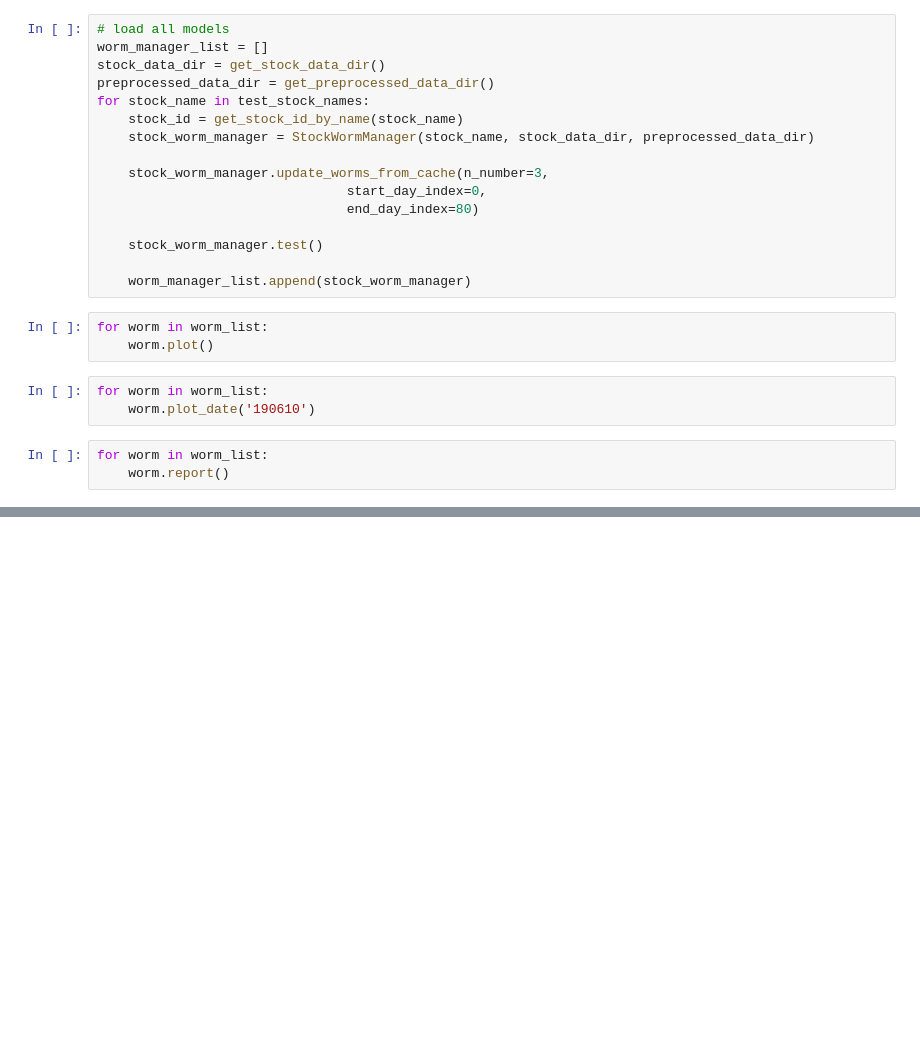
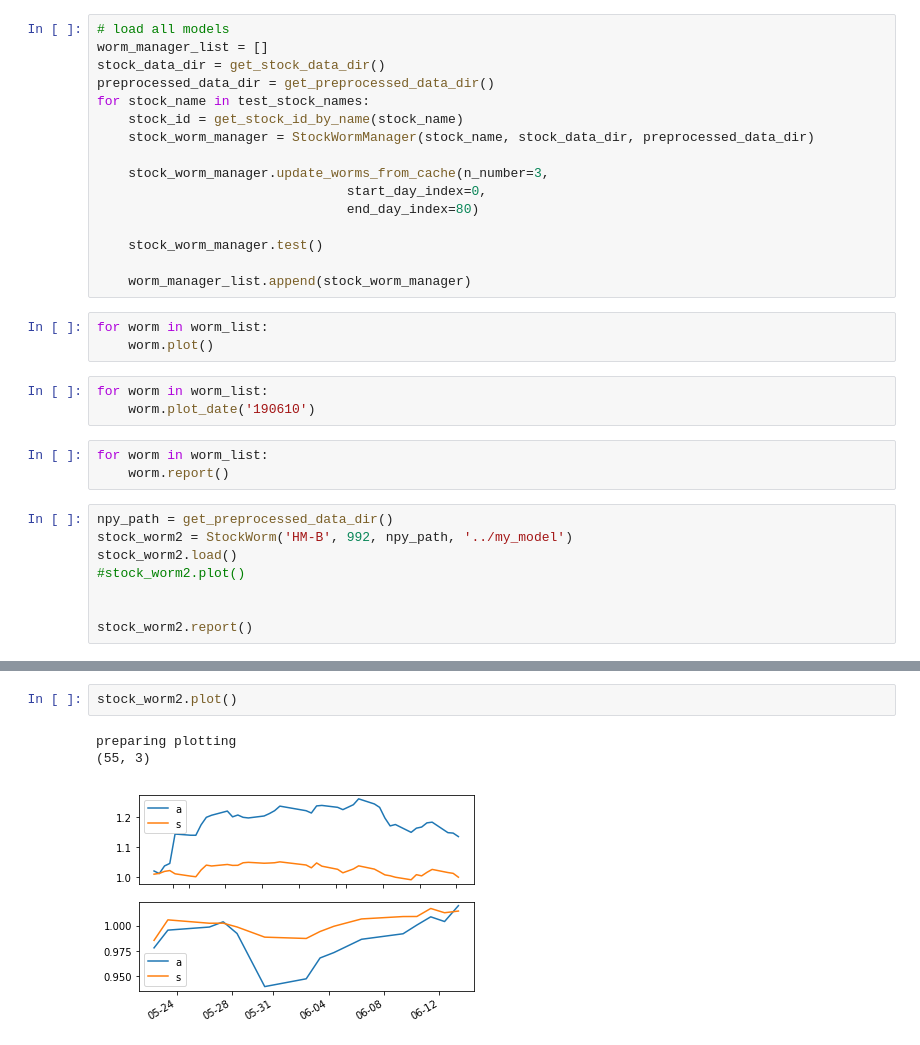
Before and after one commit to smartestrobotdai/omxs30, a Jupyter notebook: src/tools/wormvisualize.ipynb, the cells around one changed output, grey strips where cells are left out. Cells and saved outputs as stored; diff of their text form; blank space fills up the shorter version.

Commit message:
wormvisualize: check a single worm

```diff
--- a/src/tools/wormvisualize.ipynb
+++ b/src/tools/wormvisualize.ipynb
@@ -34,3 +35,11 @@ for worm in worm_list:
 # %%
 for worm in worm_list:
     worm.report()
+# %%
+npy_path = get_preprocessed_data_dir()
+stock_worm2 = StockWorm('HM-B', 992, npy_path, '../my_model')
+stock_worm2.load()
+#stock_worm2.plot()
+
+
+stock_worm2.report()
@@ -36,0 +64,6 @@ for worm in worm_list:
+# %%
+stock_worm2.plot()
+# %% [output]
+preparing plotting
+(55, 3)
+[figure, added]
```
Also changed, not shown: parts of 3 cells of this notebook.
